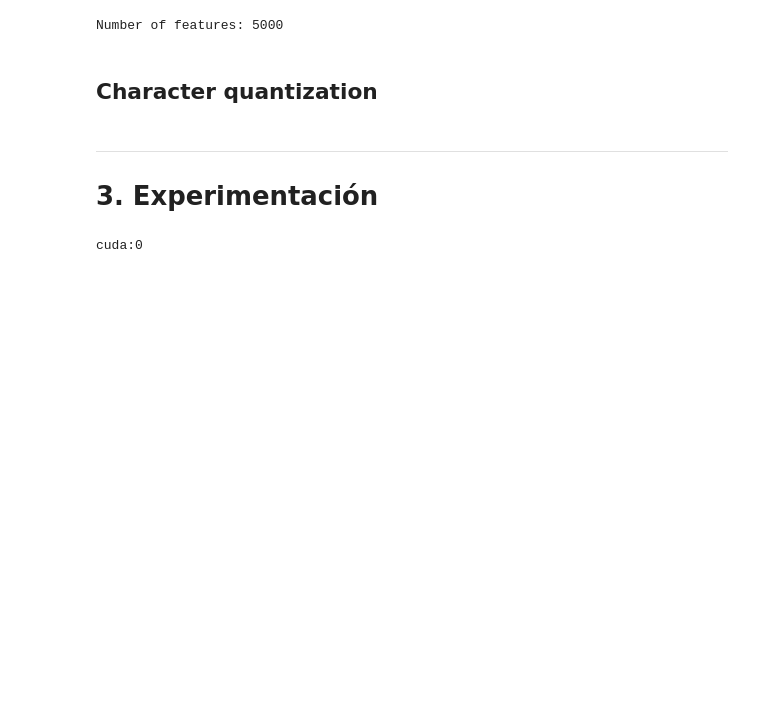
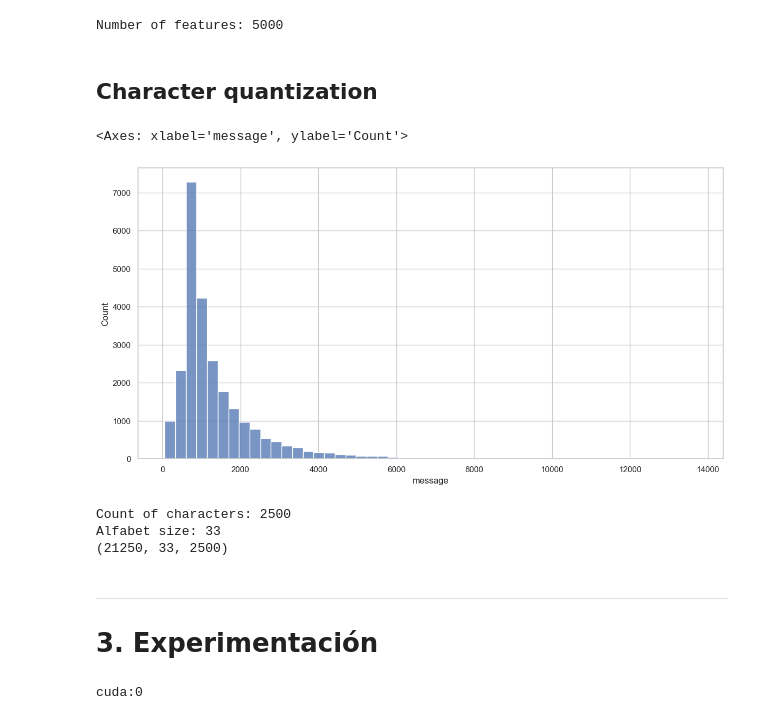
Before and after one commit to Adrian-Cespedes/Proy4-ML, a Jupyter notebook: mainCNN.ipynb, the cells around one changed output. Drawn from its saved outputs; the diff is of its cells as text; code cells hidden in the pictures; blank space fills up the shorter version.

```diff
--- a/mainCNN.ipynb
+++ b/mainCNN.ipynb
@@ -269,5 +269,12 @@ print(f'Number of features: {n_features}')
 Number of features: 5000
 # %% [markdown]
 ## Character quantization
+# %%
+#graficar distribución de las longitudes de los mensajes
+plt.figure(figsize=(14, 7))
+sns.histplot(df_train['message'].apply(len), bins=50)
+# %% [output]
+<Axes: xlabel='message', ylabel='Count'>
+[figure, added]
 # %%
 import pandas as pd
@@ -304,0 +319,13 @@ df_train, df_test = train_test_split(data_processed, test_size=0.15, random_stat
+# %%
+x_train_cq = np.array(df_train_cq['char_mat'].tolist())
+x_test_cq =  np.array(df_test_cq['char_mat'].tolist())
+n_features = x_train_cq[0].shape[1]
+n_chars =  x_train_cq[0].shape[0]
+
+print(f'Count of characters: {n_features}')
+print(f'Alfabet size: {n_chars}')
+print(x_train_cq.shape)
+# %% [output]
+Count of characters: 2500
+Alfabet size: 33
+(21250, 33, 2500)
```
Also changed, not shown: parts of 9 cells of this notebook.
